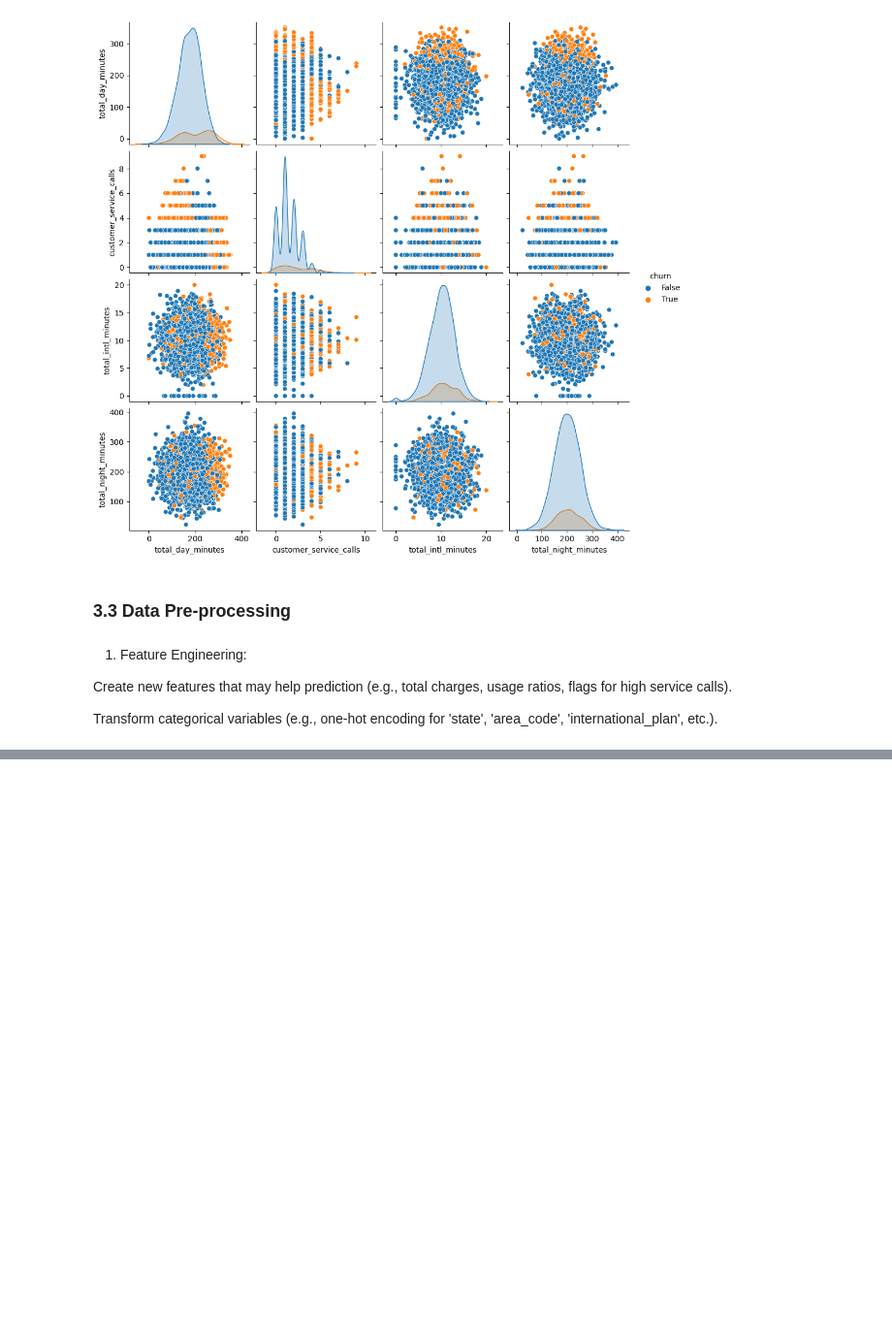
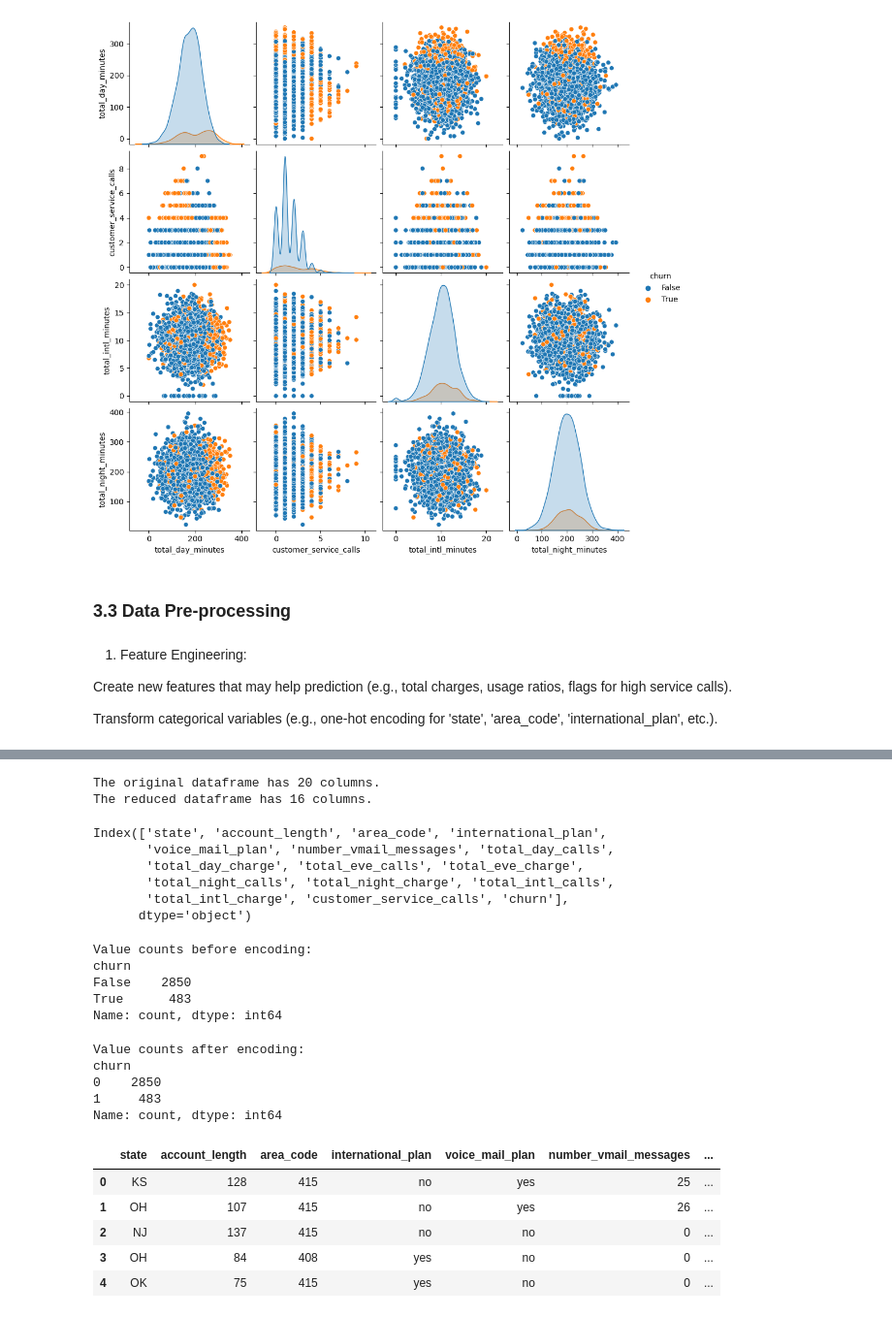
Before and after one commit to Limo-Vincent/Group_9_Phase_3_project, a Jupyter notebook: syria.ipynb, the cells around one changed output, grey strips where cells are left out. Shown at 97% size. Cells and saved outputs as stored; diff of their text form; code cells hidden in the pictures; blank space fills up the shorter version.

```diff
--- a/syria.ipynb
+++ b/syria.ipynb
@@ -577,0 +590,61 @@ data_encoded.head()
+# %%
+print("The original dataframe has {} columns.".format(data.shape[1]))
+# Calculate the correlation matrix and take the absolute value
+corr_matrix = data.corr(numeric_only = True).abs()
+
+# Create a True/False mask and apply it
+mask = np.triu(np.ones_like(corr_matrix, dtype=bool))
+tri_df = corr_matrix.mask(mask)
+
+# List column names of highly correlated features (r > 0.90)
+to_drop = [c for c in tri_df.columns if any(tri_df[c] >  0.90)]
+
+data = data.drop(to_drop, axis=1) # Drop the features
+print("The reduced dataframe has {} columns.".format(data.shape[1]))
+# %% [output]
+The original dataframe has 20 columns.
+The reduced dataframe has 16 columns.
+# %%
+data.columns
+# %% [output]
+Index(['state', 'account_length', 'area_code', 'international_plan',
+       'voice_mail_plan', 'number_vmail_messages', 'total_day_calls',
+       'total_day_charge', 'total_eve_calls', 'total_eve_charge',
+       'total_night_calls', 'total_night_charge', 'total_intl_calls',
+       'total_intl_charge', 'customer_service_calls', 'churn'],
+      dtype='object')
+# %%
+# Check the unique values and their counts before encoding
+print("Value counts before encoding:")
+print(data['churn'].value_counts())
+# %% [output]
+Value counts before encoding:
+churn
+False    2850
+True      483
+Name: count, dtype: int64
+# %%
+# Import label encoder
+from sklearn.preprocessing import LabelEncoder
+
+label_encoder = LabelEncoder() # create an instance of Label Encoder
+data["churn"] = label_encoder.fit_transform(data["churn"]) # Fit and transform the target variable
+
+# Check the counts after encoding
+print("Value counts after encoding:")
+print(data['churn'].value_counts())
+# %% [output]
+Value counts after encoding:
+churn
+0    2850
+1     483
+Name: count, dtype: int64
+# %%
+data.head()
+# %% [output]
+|  | state | account_length | area_code | international_plan | voice_mail_plan | number_vmail_messages | ... |
+| 0 | KS | 128 | 415 | no | yes | 25 | ... |
+| 1 | OH | 107 | 415 | no | yes | 26 | ... |
+| 2 | NJ | 137 | 415 | no | no | 0 | ... |
+| 3 | OH | 84 | 408 | yes | no | 0 | ... |
+| 4 | OK | 75 | 415 | yes | no | 0 | ... |
```
Also changed, not shown: parts of 54 cells of this notebook.
